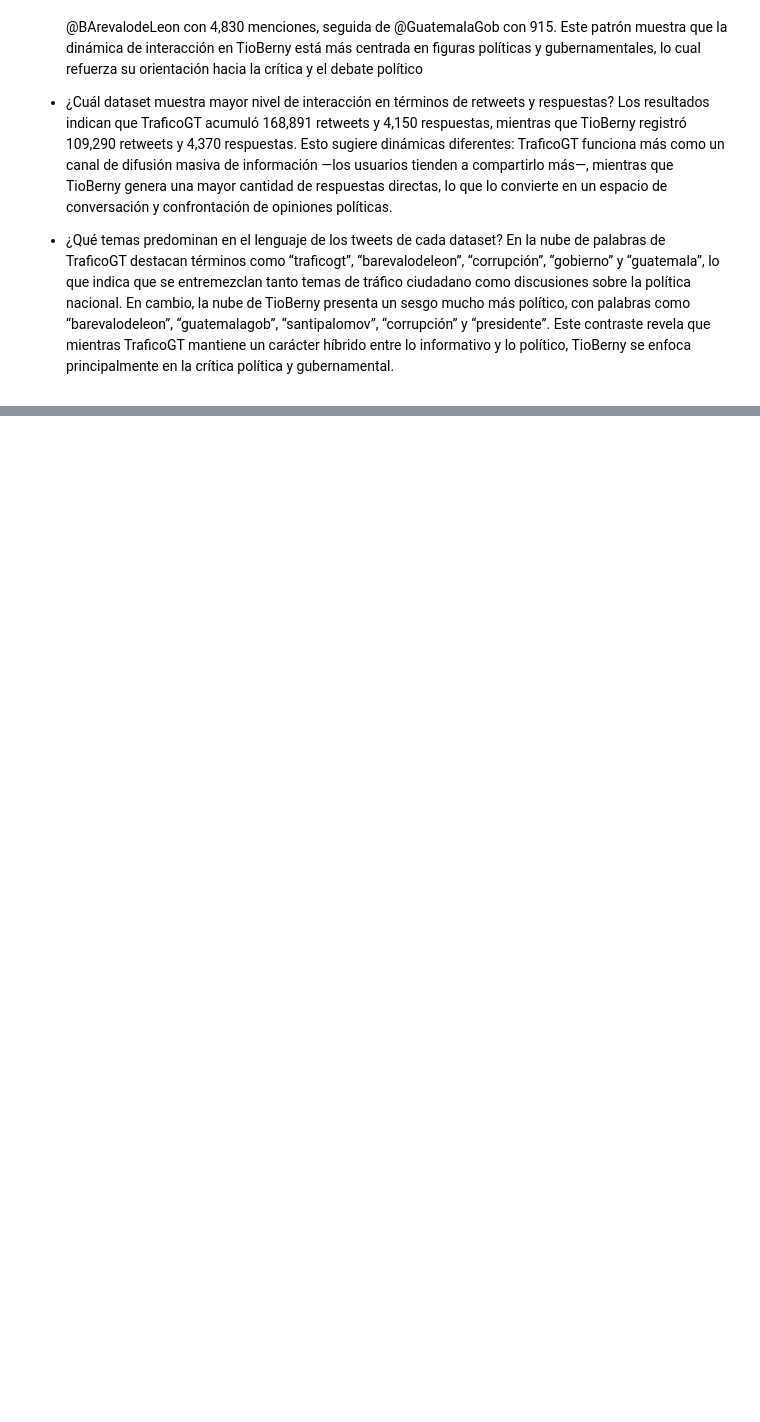
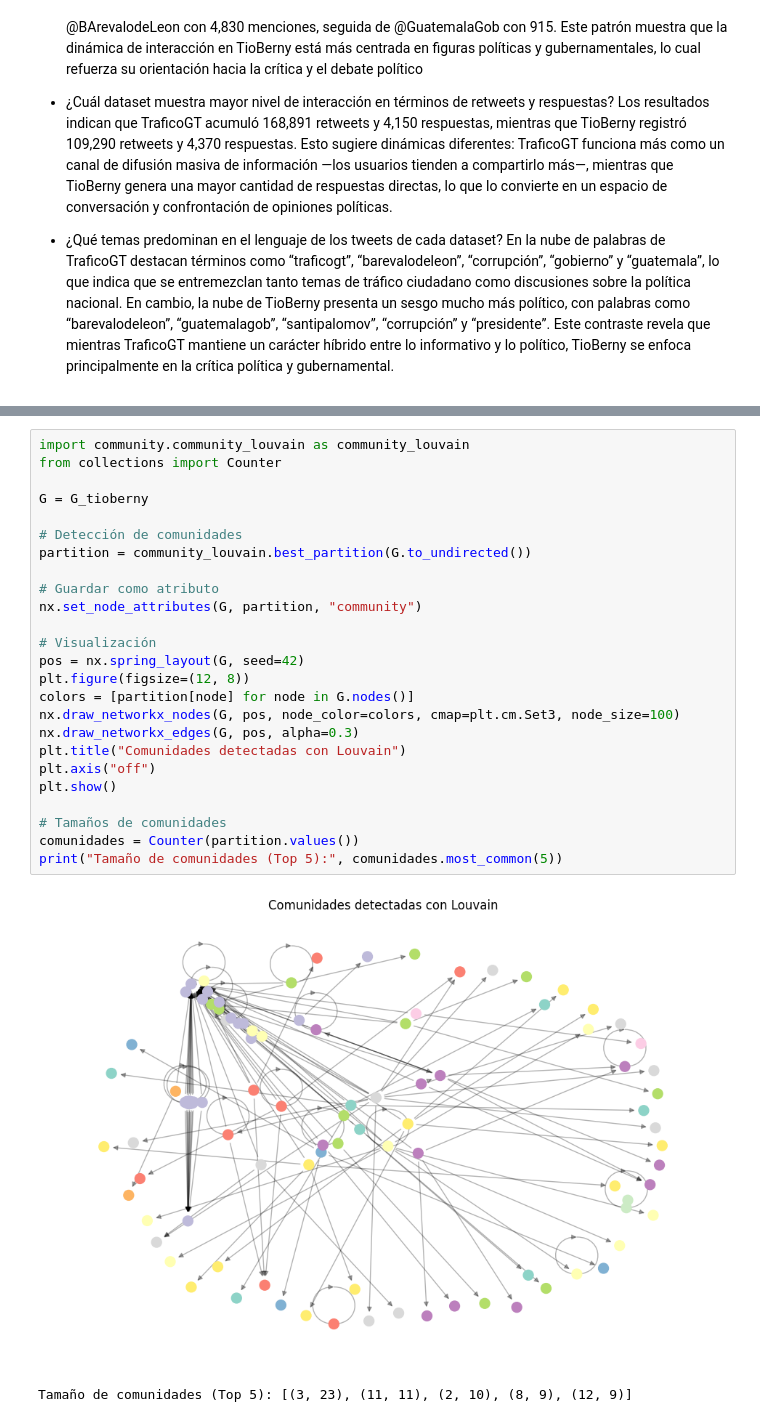
Before and after one commit to JPS4321/Lab6_Data, a Jupyter notebook: lab6.ipynb, the cells around one changed output, grey strips where cells are left out. Drawn from its saved outputs; the diff is of its cells as text; blank space fills up the shorter version.

```diff
--- a/lab6.ipynb
+++ b/lab6.ipynb
@@ -322,0 +363,28 @@ Coef. de agrupamiento: 0.0885691800898309
+# %%
+import community.community_louvain as community_louvain
+from collections import Counter
+
+G = G_tioberny
+
+# Detección de comunidades
+partition = community_louvain.best_partition(G.to_undirected())
+
+# Guardar como atributo
+nx.set_node_attributes(G, partition, "community")
+
+# Visualización
+pos = nx.spring_layout(G, seed=42)
+plt.figure(figsize=(12, 8))
+colors = [partition[node] for node in G.nodes()]
+nx.draw_networkx_nodes(G, pos, node_color=colors, cmap=plt.cm.Set3, node_size=100)
+nx.draw_networkx_edges(G, pos, alpha=0.3)
+plt.title("Comunidades detectadas con Louvain")
+plt.axis("off")
+plt.show()
+
+# Tamaños de comunidades
+comunidades = Counter(partition.values())
+print("Tamaño de comunidades (Top 5):", comunidades.most_common(5))
+# %% [output]
+[figure, added]
+Tamaño de comunidades (Top 5): [(3, 23), (11, 11), (2, 10), (8, 9), (12, 9)]
```
Also changed, not shown: parts of 12 cells of this notebook.
